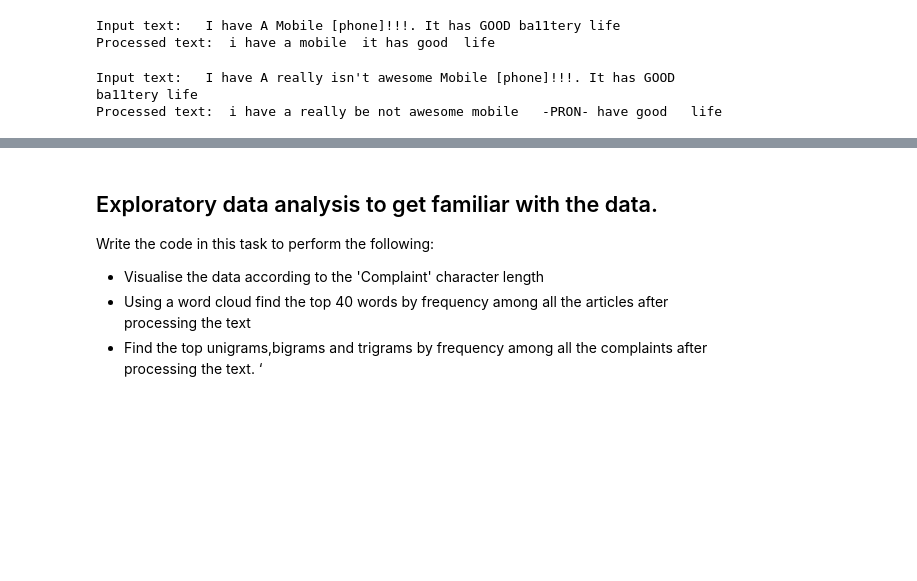
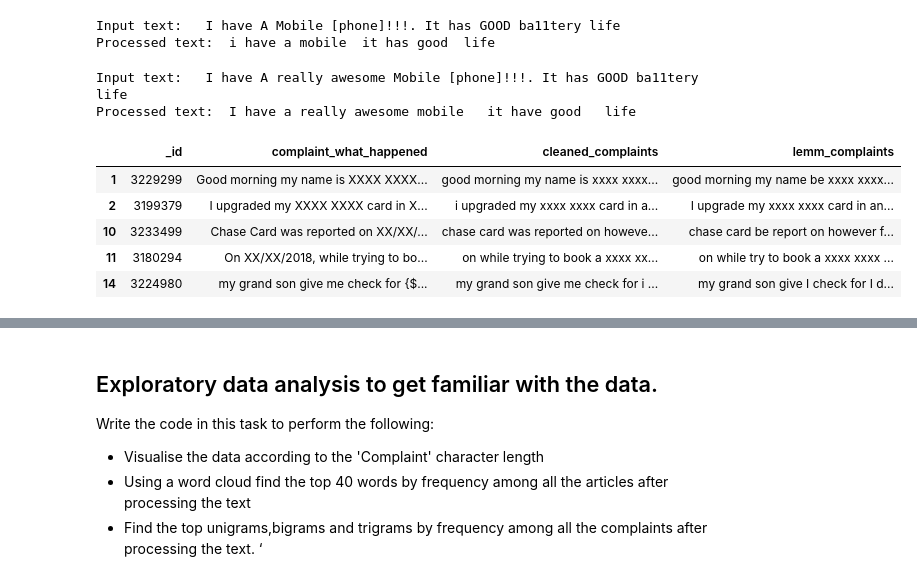
Before and after one commit to karthickchetti/Automatic_Ticket_Classification-NLP-Topic-Modelling, a Jupyter notebook: Automatic_Ticket_Classification_Assignment.ipynb, the cells around one changed output, grey strips where cells are left out. Saved outputs shown, nothing was run; the diff lists cells and outputs as text; code cells hidden in the pictures; blank space fills up the shorter version.

```diff
--- a/Automatic_Ticket_Classification_Assignment.ipynb
+++ b/Automatic_Ticket_Classification_Assignment.ipynb
@@ -146,8 +147,8 @@ Input text:   I have A Mobile [phone]!!!. It has GOOD ba11tery life
 Processed text:  i have a mobile  it has good  life
 # %%
 #Write your function to Lemmatize the texts
+nlp = spacy.load('en_core_web_sm')
 def lemmatize(complaint):
-    nlp = spacy.load('en_core_web_sm')
     doc = nlp(complaint)
     lemma=[]
     for token in doc:
@@ -159,7 +160,7 @@ comp=" I have A really awesome Mobile [phone]!!!. It has GOOD ba11tery life"
 print("Input text: ",comp)
 print("Processed text: ",lemmatize(preprocess_complaints(comp)))
 # %% [output]
-Input text:   I have A really isn't awesome Mobile [phone]!!!. It has GOOD ba11tery life
-Processed text:  i have a really be not awesome mobile   -PRON- have good   life
+Input text:   I have A really awesome Mobile [phone]!!!. It has GOOD ba11tery life
+Processed text:  I have a really awesome mobile   it have good   life
 # %%
 #Create a dataframe('df_clean') that will have only the complaints and the lemmatized complaints
@@ -166,5 +175,12 @@ Processed text:  i have a really be not awesome mobile   -PRON- have good   life
 # %%
-df_clean
+df_clean.head()
+# %% [output]
+|  | _id | complaint_what_happened | cleaned_complaints | lemm_complaints |
+| 1 | 3229299 | Good morning my name is XXXX XXXX... | good morning my name is xxxx xxxx... | good morning my name be xxxx xxxx... |
+| 2 | 3199379 | I upgraded my XXXX XXXX card in X... | i upgraded my xxxx xxxx card in a... | I upgrade my xxxx xxxx card in an... |
+| 10 | 3233499 | Chase Card was reported on XX/XX/... | chase card was reported on howeve... | chase card be report on however f... |
+| 11 | 3180294 | On XX/XX/2018, while trying to bo... | on while trying to book a xxxx xx... | on while try to book a xxxx xxxx ... |
+| 14 | 3224980 | my grand son give me check for {$... | my grand son give me check for i ... | my grand son give I check for I d... |
 # %%
 #Write your function to extract the POS tags
 
```
Also changed, not shown: parts of 5 cells of this notebook, 1 other file.
